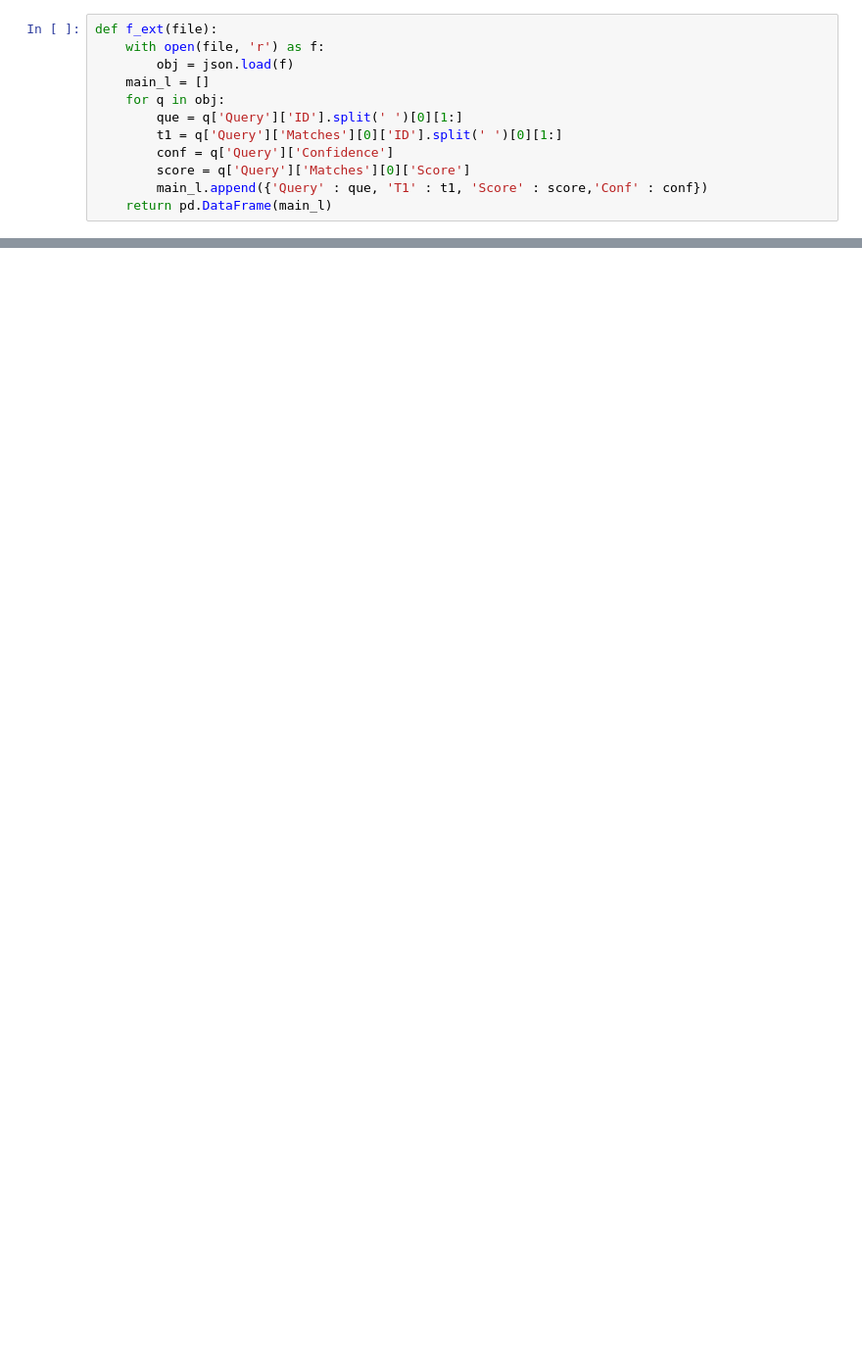
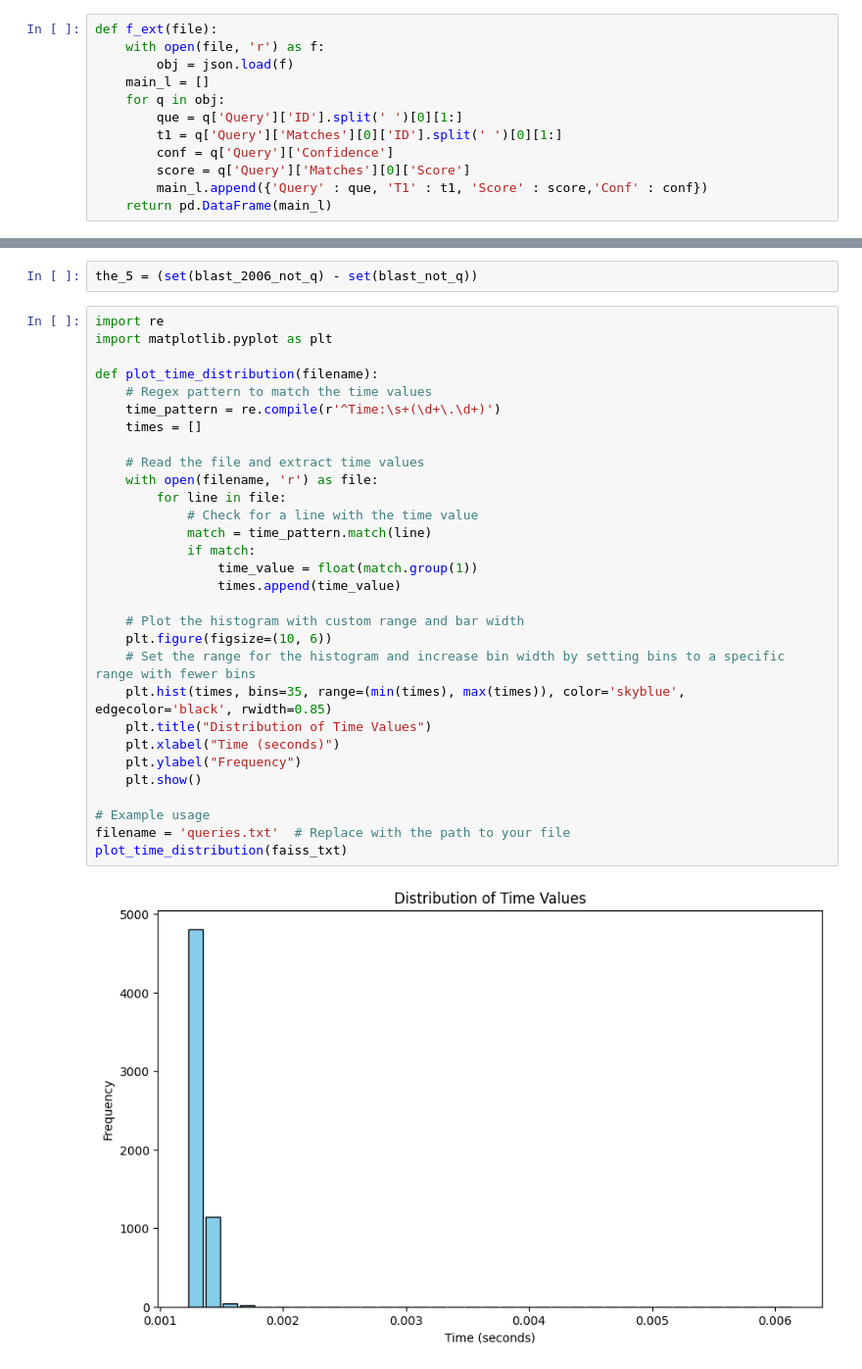
Before and after one commit to sakshmenon/PLM, a Jupyter notebook: Data Visualizing/5 Way Venn Plots/5 Venn Rep.ipynb, the cells around one changed output, grey strips where cells are left out. Shown: that part at 98% size. Cells and saved outputs as stored; diff of their text form; blank space fills up the shorter version.

```diff
--- a/Data Visualizing/5 Way Venn Plots/5 Venn Rep.ipynb
+++ b/Data Visualizing/5 Way Venn Plots/5 Venn Rep.ipynb
@@ -222,0 +520,34 @@ Name: Score, Length: 5076, dtype: float64
+# %%
+the_5 = (set(blast_2006_not_q) - set(blast_not_q))
+# %%
+import re
+import matplotlib.pyplot as plt
+
+def plot_time_distribution(filename):
+    # Regex pattern to match the time values
+    time_pattern = re.compile(r'^Time:\s+(\d+\.\d+)')
+    times = []
+
+    # Read the file and extract time values
+    with open(filename, 'r') as file:
+        for line in file:
+            # Check for a line with the time value
+            match = time_pattern.match(line)
+            if match:
+                time_value = float(match.group(1))
+                times.append(time_value)
+
+    # Plot the histogram with custom range and bar width
+    plt.figure(figsize=(10, 6))
+    # Set the range for the histogram and increase bin width by setting bins to a specific range with fewer bins
+    plt.hist(times, bins=35, range=(min(times), max(times)), color='skyblue', edgecolor='black', rwidth=0.85)
+    plt.title("Distribution of Time Values")
+    plt.xlabel("Time (seconds)")
+    plt.ylabel("Frequency")
+    plt.show()
+
+# Example usage
+filename = 'queries.txt'  # Replace with the path to your file
+plot_time_distribution(faiss_txt)
+# %% [output]
+[figure, added]
```
Also changed, not shown: parts of 16 cells of this notebook, 27 other files.
